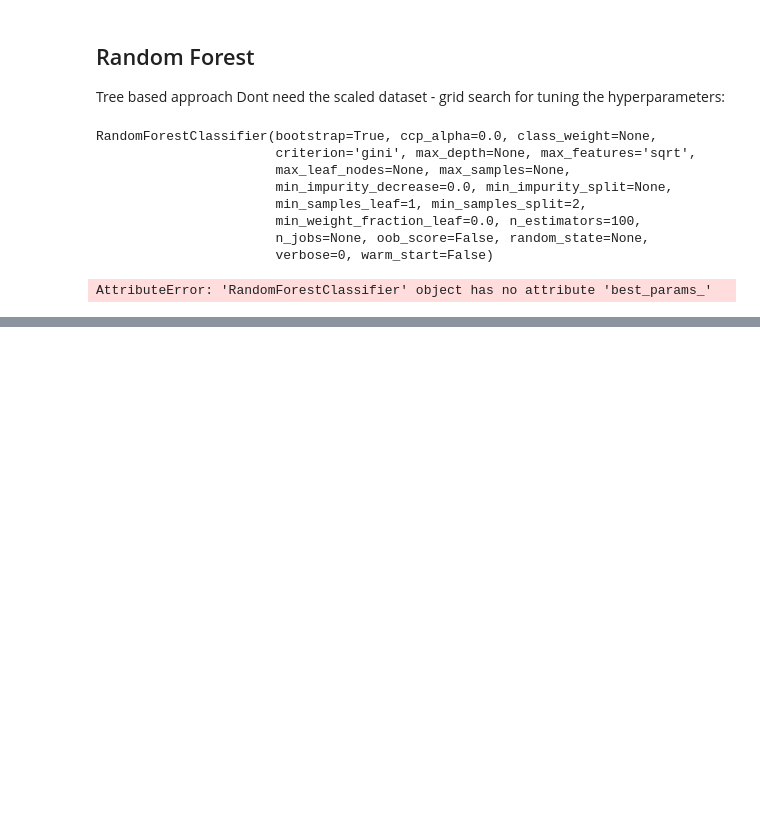
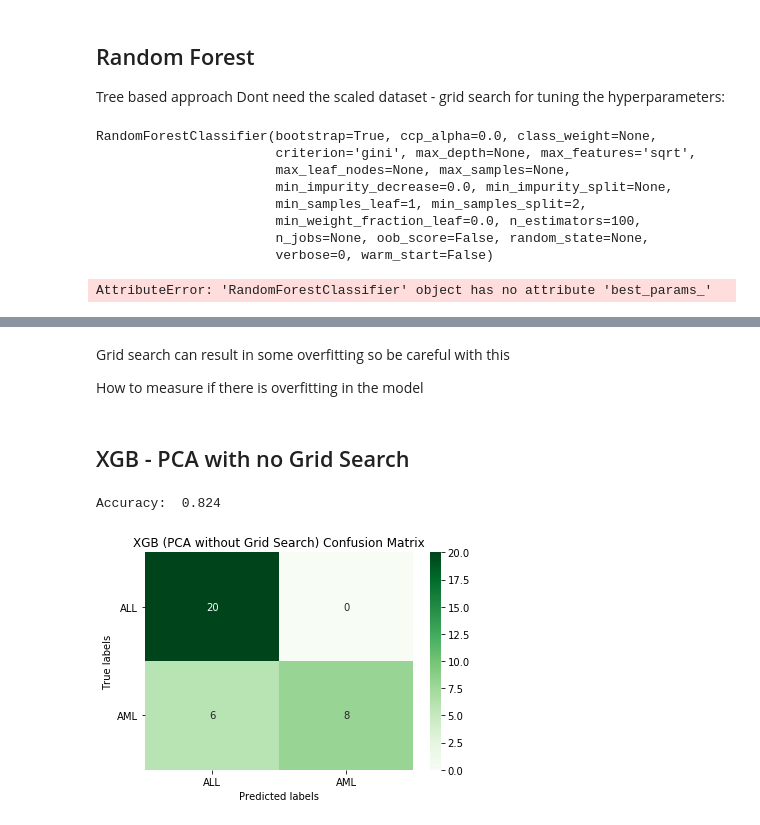
Before and after one commit to valentinastoma/AML-ALL-Cancer-Classification, a Jupyter notebook: Golub et al Data Analysis.ipynb, the cells around one changed output, grey strips where cells are left out. Saved outputs shown, nothing was run; the diff lists cells and outputs as text; code cells hidden in the pictures; blank space fills up the shorter version.

```diff
--- a/Golub et al Data Analysis.ipynb
+++ b/Golub et al Data Analysis.ipynb
@@ -456,0 +526,28 @@ array([0, 0, 0, 0, 0, 0, 0, 0, 0, 0, 0, 1, 1, 0, 1, 1, 0, 0, 0, 1, 0, 0,
+# %% [markdown]
+Grid search can result in some overfitting so be careful with this
+
+How to measure if there is overfitting in the model
+# %% [markdown]
+## XGB - PCA with no Grid Search
+# %%
+xgb2_model = xgb.XGBClassifier()
+xgb2_model.fit(X_train_pca, y_train.iloc[:,1])
+
+xgb2_pred = xgb2_model.predict(X_test_pca)
+
+print('Accuracy: ', round(accuracy_score(y_test.iloc[:,1], xgb2_pred), 3))
+
+cm_xgb2 = confusion_matrix(y_test.iloc[:,1], xgb2_pred)
+
+ax = plt.subplot()
+sns.heatmap(cm_xgb2, annot=True, ax = ax, fmt='g', cmap='Greens')
+
+# Labels, title and ticks
+ax.set_xlabel('Predicted labels')
+ax.set_ylabel('True labels')
+ax.set_title('XGB (PCA without Grid Search) Confusion Matrix')
+ax.xaxis.set_ticklabels(labels)
+ax.yaxis.set_ticklabels(labels, rotation=360);
+# %% [output]
+Accuracy:  0.824
+[figure, added]
```
Also changed, not shown: parts of 22 cells of this notebook.
